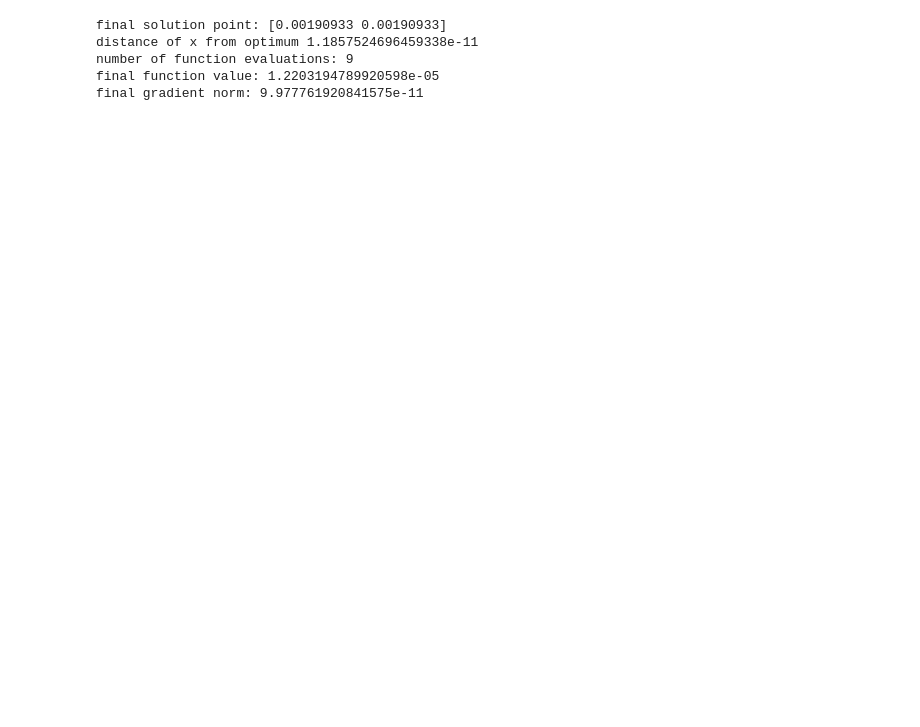
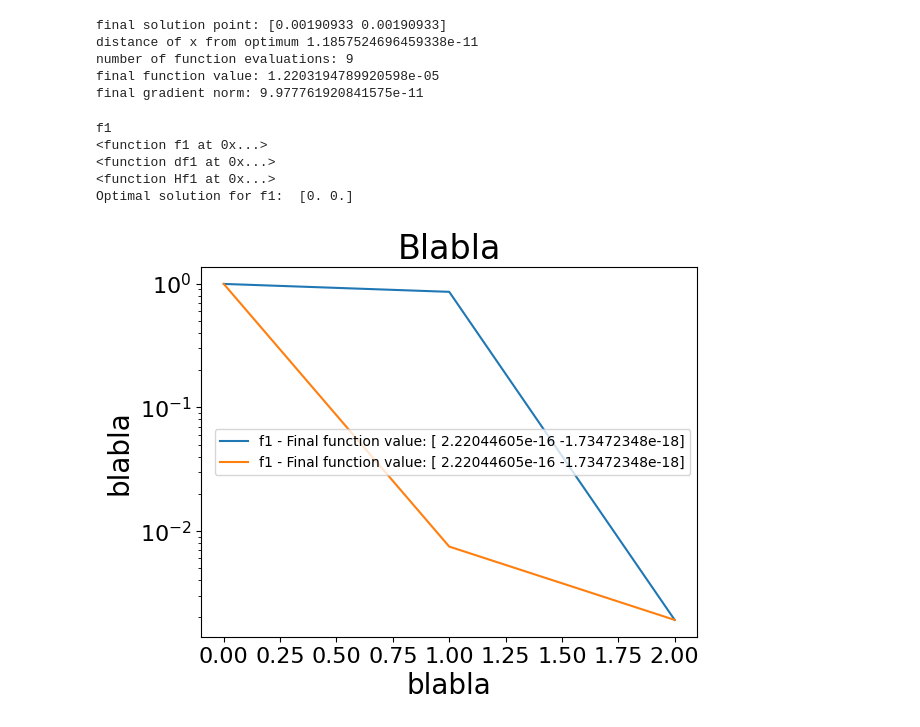
Before and after one commit to mVigholt/NO, a Jupyter notebook: Week 1/Assignment_Notebook.ipynb, the cells around one changed output. Drawn from its saved outputs; the diff is of its cells as text; code cells hidden in the pictures; blank space fills up the shorter version.

```diff
--- a/Week 1/Assignment_Notebook.ipynb
+++ b/Week 1/Assignment_Notebook.ipynb
@@ -63,3 +62,39 @@ distance of x from optimum 1.1857524696459338e-11
 number of function evaluations: 9
 final function value: 1.2203194789920598e-05
 final gradient norm: 9.977761920841575e-11
+# %%
+import matplotlib.pyplot as plt
+F1 = np.array(["f1", f1, df1, Hf1])
+F2 = np.array(["f2", f2, df2, Hf2])
+F3 = np.array(["f3", f3, df3, Hf3])
+F4 = np.array(["f4", f4, df4, Hf4])
+F5 = np.array(["f5", f5, df5, Hf5])
+F = np.array([F1])#, F2, F3, F4, F5])
+
+x0=np.ones(2)
+#plt.figure(figsize=(32, 32))
+plt.yscale("log") #value : {"linear", "log", "symlog", "logit", ...}
+
+for f in F:
+    print(f[0])
+    print(f[1])
+    print(f[2])
+    print(f[3])
+    xs,grad_norms = scipy_trust_region(f[1],f[2],f[3],x0, 1000, 1.e-10)
+    print("Optimal solution for " + f[0] + ": ", x_opt(f[0], 2))
+    plt.plot(range(0,len(xs)), abs(xs-np.full_like(xs, optimal)), label = f"{f[0]} - Final function value: {xs[-1]}")
+
+plt.legend()
+plt.title("Blabla", fontsize=24)
+plt.xlabel("blabla", fontsize=20)
+plt.ylabel("blabla", fontsize=20)
+plt.xticks(fontsize=16)
+plt.yticks(fontsize=16)
+plt.show()
+# %% [output]
+f1
+<function f1 at 0x...>
+<function df1 at 0x...>
+<function Hf1 at 0x...>
+Optimal solution for f1:  [0. 0.]
+[figure, added]
```
Also changed, not shown: parts of 1 cell of this notebook.
